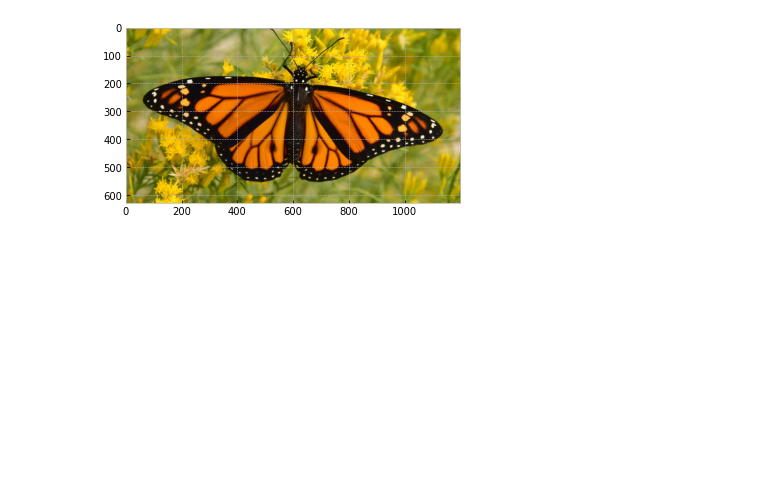
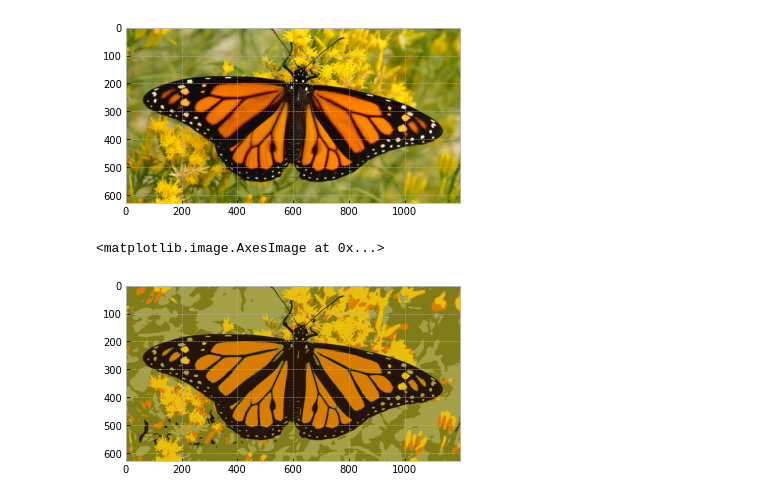
Before and after one commit to hamedQsm/gds, a Jupyter notebook: 2. ML inotro - KNN.ipynb, the cells around one changed output. Saved outputs shown, nothing was run; the diff lists cells and outputs as text; code cells hidden in the pictures; blank space fills up the shorter version.

```diff
--- a/2. ML inotro - KNN.ipynb
+++ b/2. ML inotro - KNN.ipynb
@@ -231,3 +231,16 @@ plt.imshow(image)
 # %% [output]
 <matplotlib.image.AxesImage at 0x...>
 [figure]
+# %%
+from sklearn.cluster import KMeans
+
+kmeans = KMeans(n_clusters=5, n_init=10)
+y_pred = kmeans.fit_predict(X)
+# %%
+image_segmented = kmeans.cluster_centers_[kmeans.labels_].astype(int)
+image_segmented = image_segmented.reshape(image.shape)
+
+plt.imshow(image_segmented)
+# %% [output]
+<matplotlib.image.AxesImage at 0x...>
+[figure, added]
```
